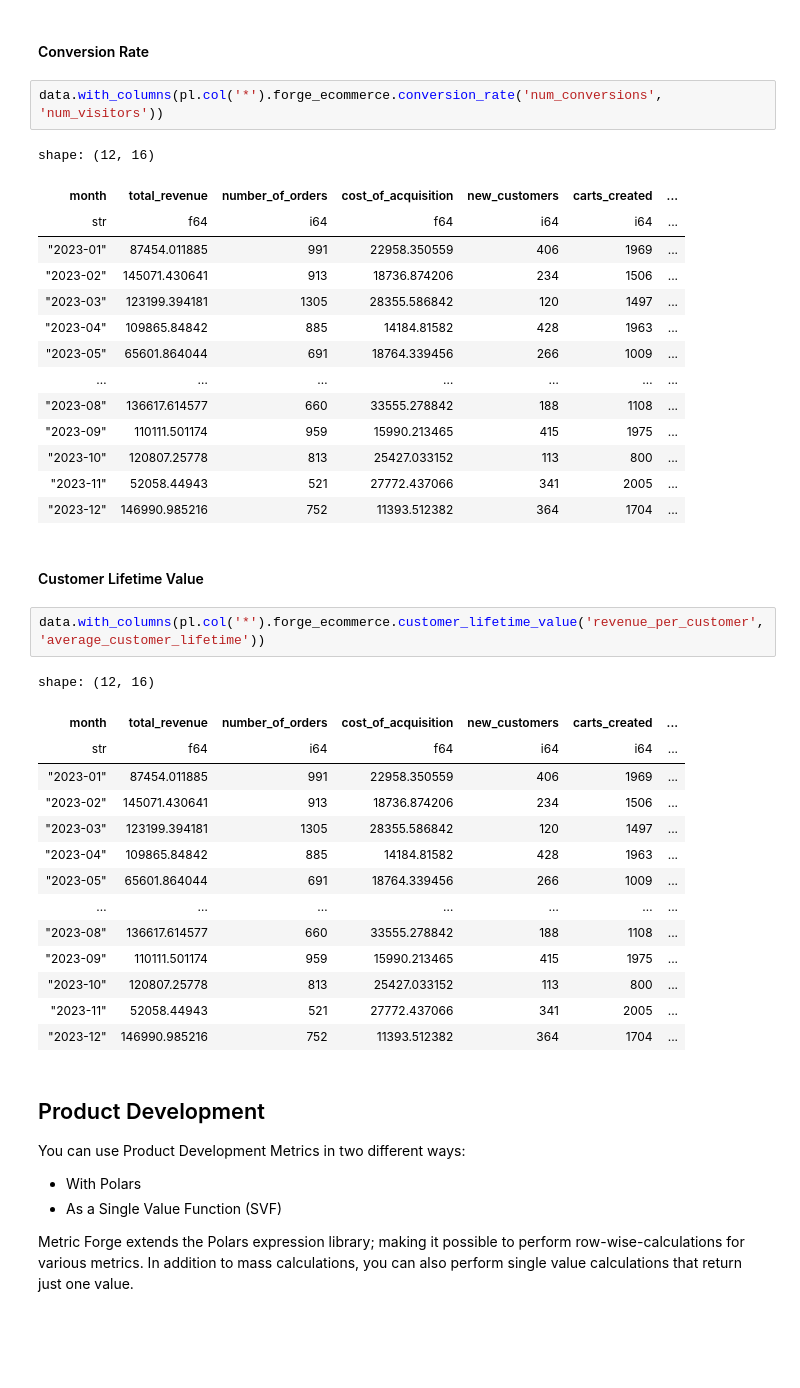
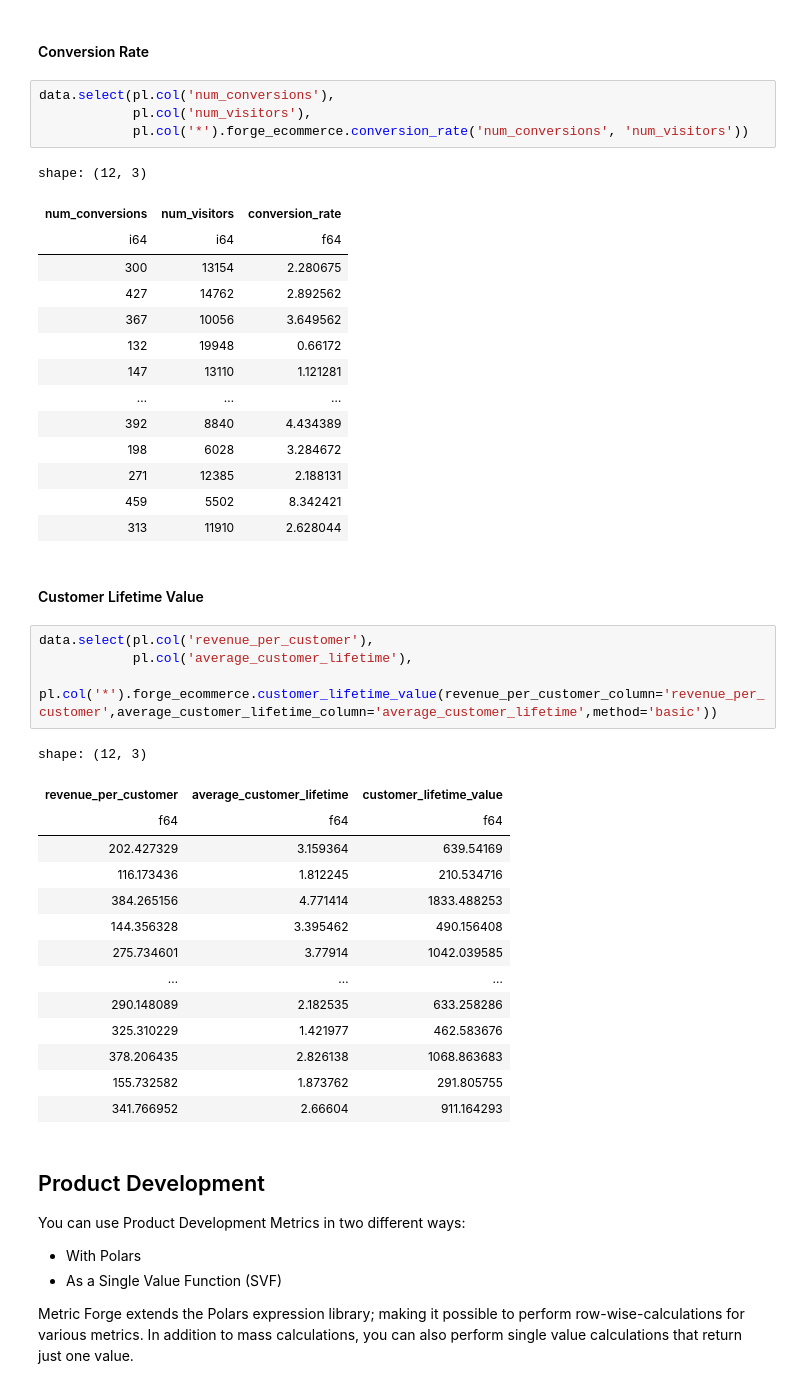
Before and after one commit to jrasband-dev/metric-forge, a Jupyter notebook: readme.ipynb, the cells around one changed output. Saved outputs shown, nothing was run; the diff lists cells and outputs as text; blank space fills up the shorter version.

```diff
--- a/readme.ipynb
+++ b/readme.ipynb
@@ -125,41 +133,45 @@ shape: (12, 16)
 # %% [markdown]
 #### Conversion Rate
 # %%
-data.with_columns(pl.col('*').forge_ecommerce.conversion_rate('num_conversions', 'num_visitors'))
+data.select(pl.col('num_conversions'),
+            pl.col('num_visitors'),
+            pl.col('*').forge_ecommerce.conversion_rate('num_conversions', 'num_visitors'))
 # %% [output]
-shape: (12, 16)
+shape: (12, 3)
-| month | total_revenue | number_of_orders | cost_of_acquisition | new_customers | carts_created | ... |
-| str | f64 | i64 | f64 | i64 | i64 | ... |
-| "2023-01" | 87454.011885 | 991 | 22958.350559 | 406 | 1969 | ... |
-| "2023-02" | 145071.430641 | 913 | 18736.874206 | 234 | 1506 | ... |
-| "2023-03" | 123199.394181 | 1305 | 28355.586842 | 120 | 1497 | ... |
-| "2023-04" | 109865.84842 | 885 | 14184.81582 | 428 | 1963 | ... |
-| "2023-05" | 65601.864044 | 691 | 18764.339456 | 266 | 1009 | ... |
-| … | … | … | … | … | … | ... |
-| "2023-08" | 136617.614577 | 660 | 33555.278842 | 188 | 1108 | ... |
-| "2023-09" | 110111.501174 | 959 | 15990.213465 | 415 | 1975 | ... |
-| "2023-10" | 120807.25778 | 813 | 25427.033152 | 113 | 800 | ... |
-| "2023-11" | 52058.44943 | 521 | 27772.437066 | 341 | 2005 | ... |
-| "2023-12" | 146990.985216 | 752 | 11393.512382 | 364 | 1704 | ... |
+| num_conversions | num_visitors | conversion_rate |
+| i64 | i64 | f64 |
+| 300 | 13154 | 2.280675 |
+| 427 | 14762 | 2.892562 |
+| 367 | 10056 | 3.649562 |
+| 132 | 19948 | 0.66172 |
+| 147 | 13110 | 1.121281 |
+| … | … | … |
+| 392 | 8840 | 4.434389 |
+| 198 | 6028 | 3.284672 |
+| 271 | 12385 | 2.188131 |
+| 459 | 5502 | 8.342421 |
+| 313 | 11910 | 2.628044 |
 # %% [markdown]
 #### Customer Lifetime Value
 # %%
-data.with_columns(pl.col('*').forge_ecommerce.customer_lifetime_value('revenue_per_customer', 'average_customer_lifetime'))
+data.select(pl.col('revenue_per_customer'),
+            pl.col('average_customer_lifetime'),
+            pl.col('*').forge_ecommerce.customer_lifetime_value(revenue_per_customer_column='revenue_per_customer',average_customer_lifetime_column='average_customer_lifetime',method='basic'))
 # %% [output]
-shape: (12, 16)
+shape: (12, 3)
-| month | total_revenue | number_of_orders | cost_of_acquisition | new_customers | carts_created | ... |
-| str | f64 | i64 | f64 | i64 | i64 | ... |
-| "2023-01" | 87454.011885 | 991 | 22958.350559 | 406 | 1969 | ... |
-| "2023-02" | 145071.430641 | 913 | 18736.874206 | 234 | 1506 | ... |
-| "2023-03" | 123199.394181 | 1305 | 28355.586842 | 120 | 1497 | ... |
-| "2023-04" | 109865.84842 | 885 | 14184.81582 | 428 | 1963 | ... |
-| "2023-05" | 65601.864044 | 691 | 18764.339456 | 266 | 1009 | ... |
-| … | … | … | … | … | … | ... |
-| "2023-08" | 136617.614577 | 660 | 33555.278842 | 188 | 1108 | ... |
-| "2023-09" | 110111.501174 | 959 | 15990.213465 | 415 | 1975 | ... |
-| "2023-10" | 120807.25778 | 813 | 25427.033152 | 113 | 800 | ... |
-| "2023-11" | 52058.44943 | 521 | 27772.437066 | 341 | 2005 | ... |
-| "2023-12" | 146990.985216 | 752 | 11393.512382 | 364 | 1704 | ... |
+| revenue_per_customer | average_customer_lifetime | customer_lifetime_value |
+| f64 | f64 | f64 |
+| 202.427329 | 3.159364 | 639.54169 |
+| 116.173436 | 1.812245 | 210.534716 |
+| 384.265156 | 4.771414 | 1833.488253 |
+| 144.356328 | 3.395462 | 490.156408 |
+| 275.734601 | 3.77914 | 1042.039585 |
+| … | … | … |
+| 290.148089 | 2.182535 | 633.258286 |
+| 325.310229 | 1.421977 | 462.583676 |
+| 378.206435 | 2.826138 | 1068.863683 |
+| 155.732582 | 1.873762 | 291.805755 |
+| 341.766952 | 2.66604 | 911.164293 |
 # %% [markdown]
 ## Product Development
 You can use Product Development Metrics in two different ways:
```
Also changed, not shown: parts of 11 cells of this notebook.
